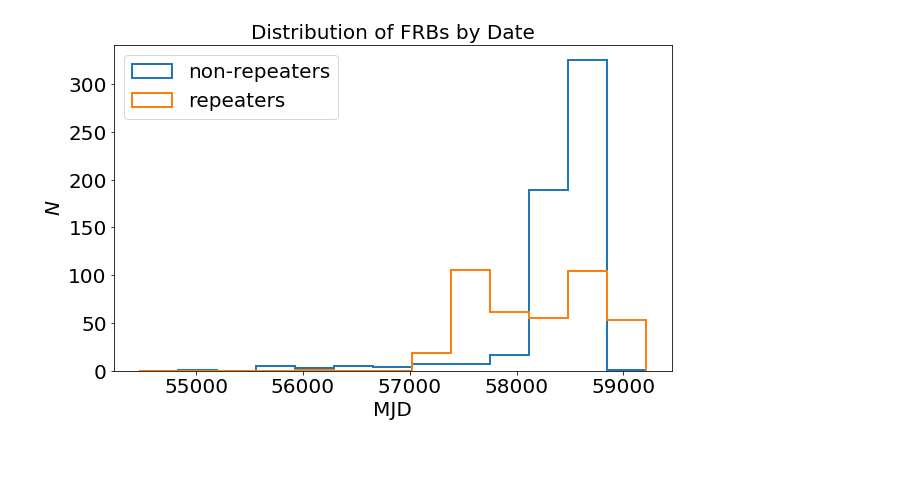
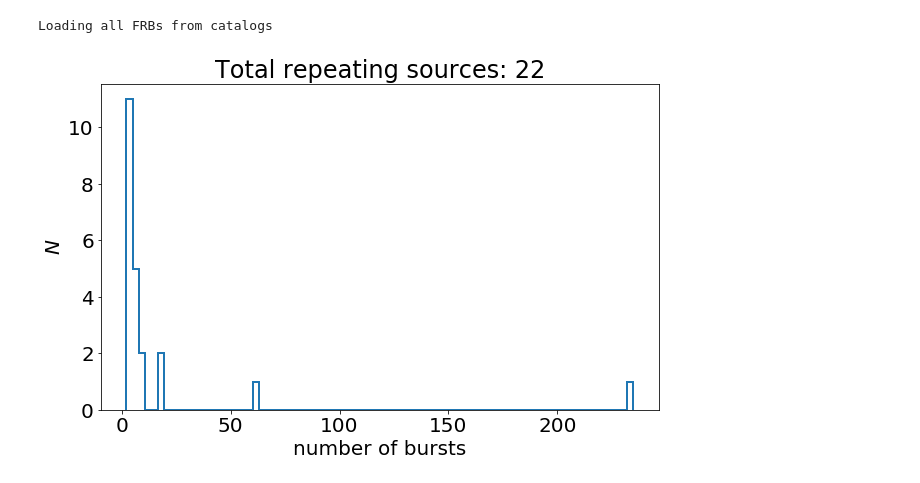
Before and after one commit to jessiethw/FRB, a Jupyter notebook: make_plots.ipynb, the cells around one changed output. Saved outputs shown, nothing was run; the diff lists cells and outputs as text; code cells hidden in the pictures; blank space fills up the shorter version.

```diff
--- a/make_plots.ipynb
+++ b/make_plots.ipynb
@@ -19,4 +15,21 @@ Loading all FRBs from catalogs
-# %%
-plot.make_mjd_hist()
-# %% [output]
-[figure, removed]
+# %%
+mpl.rcParams['font.size'] = 20
+frbs=cat.load_frbs() #All combined FRB data previously put into a csv file
+# %% [output]
+Loading all FRBs from catalogs
+# %%
+rep=np.where(frbs['repeater'])[0]
+non_rep=np.where(frbs['repeater']==False)[0]
+# %%
+"""Histogram of number of bursts per repeater"""
+
+unique_rep, counts=np.unique([frbs['src'][i] for i in rep], return_counts=True)
+
+fig, ax = plt.subplots(figsize=(10,6))
+plt.hist(counts, histtype='step', lw=2., bins=80)
+plt.xlabel('number of bursts')
+plt.ylabel(r'$N$')
+plt.title('Total repeating sources: %i'%len(unique_rep))
+plt.savefig('/home/jthwaites/public_html/frb_param_plots/rep_bursts.png')
+# %% [output]
+[figure, added]
```
Also changed, not shown: parts of 5 cells of this notebook, 3 other files.
